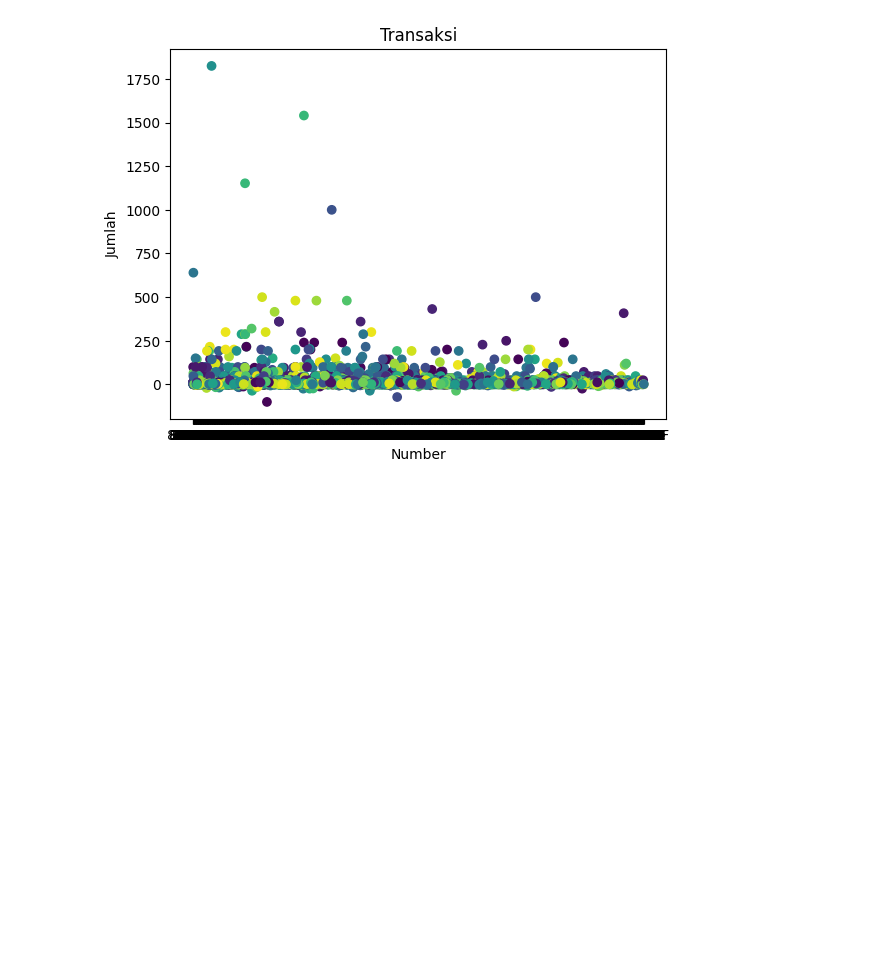
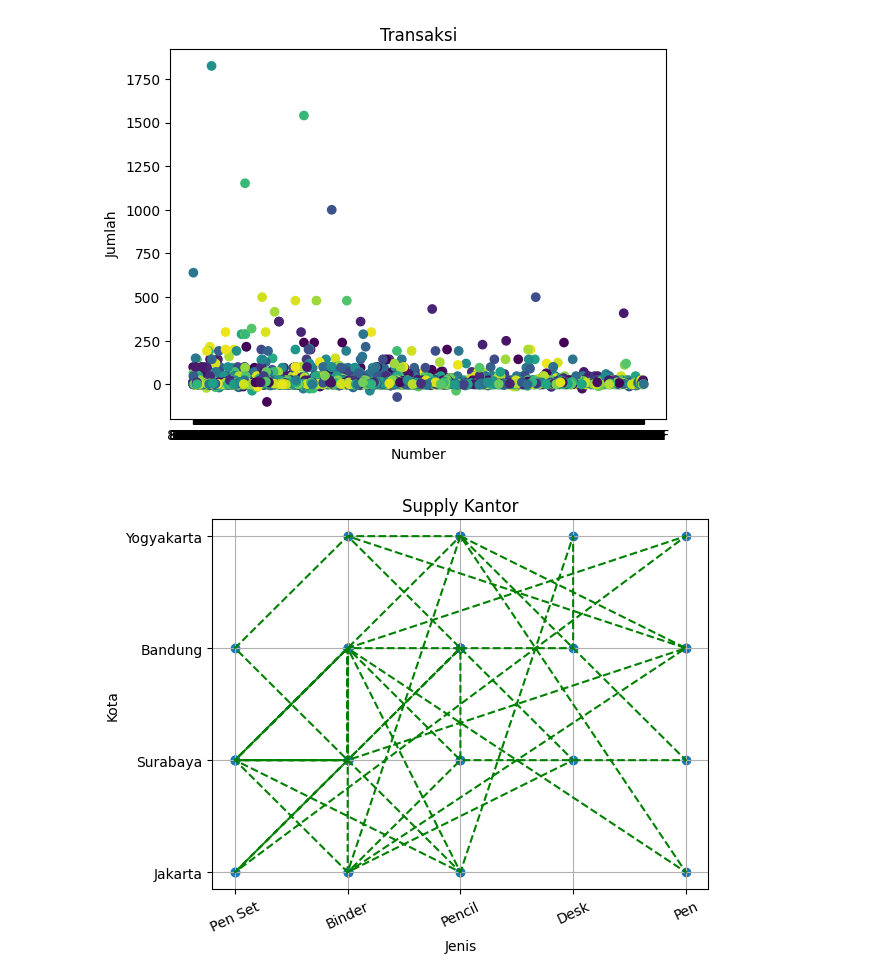
Before and after one commit to WindiDwi/VisualisasiData, a Jupyter notebook: UASWindiDwiWidayanti.ipynb, the cells around one changed output. Drawn from its saved outputs; the diff is of its cells as text; code cells hidden in the pictures; blank space fills up the shorter version.

```diff
--- a/UASWindiDwiWidayanti.ipynb
+++ b/UASWindiDwiWidayanti.ipynb
@@ -97,3 +97,25 @@ plt.ylabel('Jumlah')
 plt.show()
 # %% [output]
 [figure]
+# %%
+import pandas as pd
+import matplotlib.pyplot as plt
+
+data = pd.read_csv("/content/SupplyKantor.csv")
+
+x = data['Jenis']
+y = data['Kota']
+
+plt.scatter(x,y)
+
+plt.plot(x, y, color ='g', linestyle = 'dashed')
+
+plt.xticks(rotation = 25)
+plt.xlabel('Jenis')
+plt.ylabel('Kota')
+plt.title('Supply Kantor', fontsize = 12)
+plt.grid()
+
+plt.show()
+# %% [output]
+[figure, added]
```
